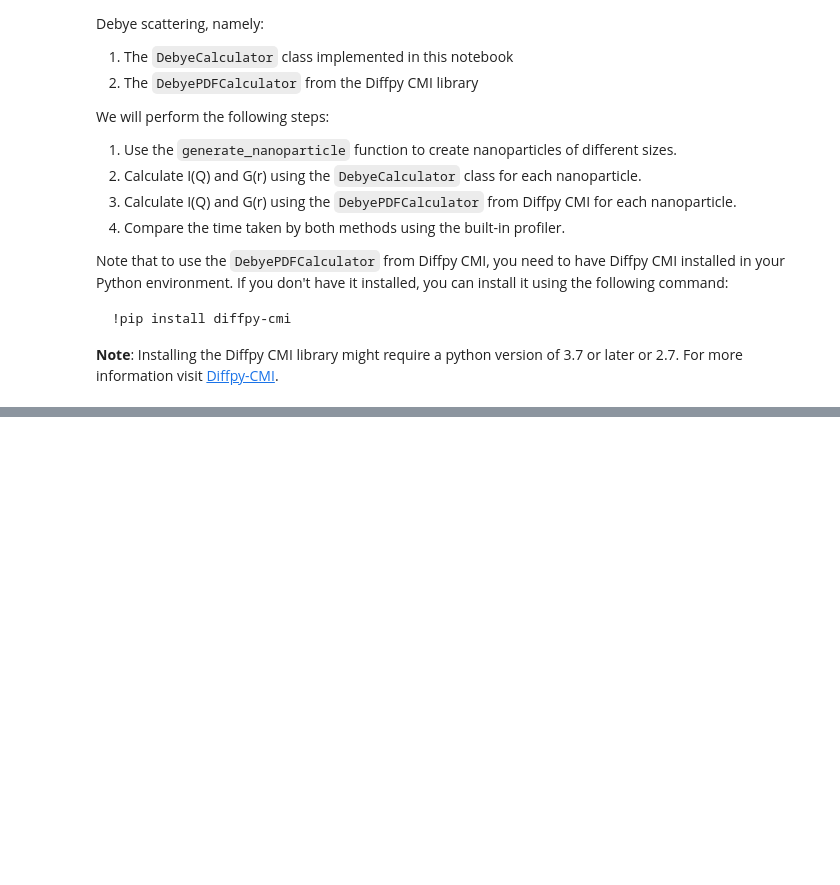
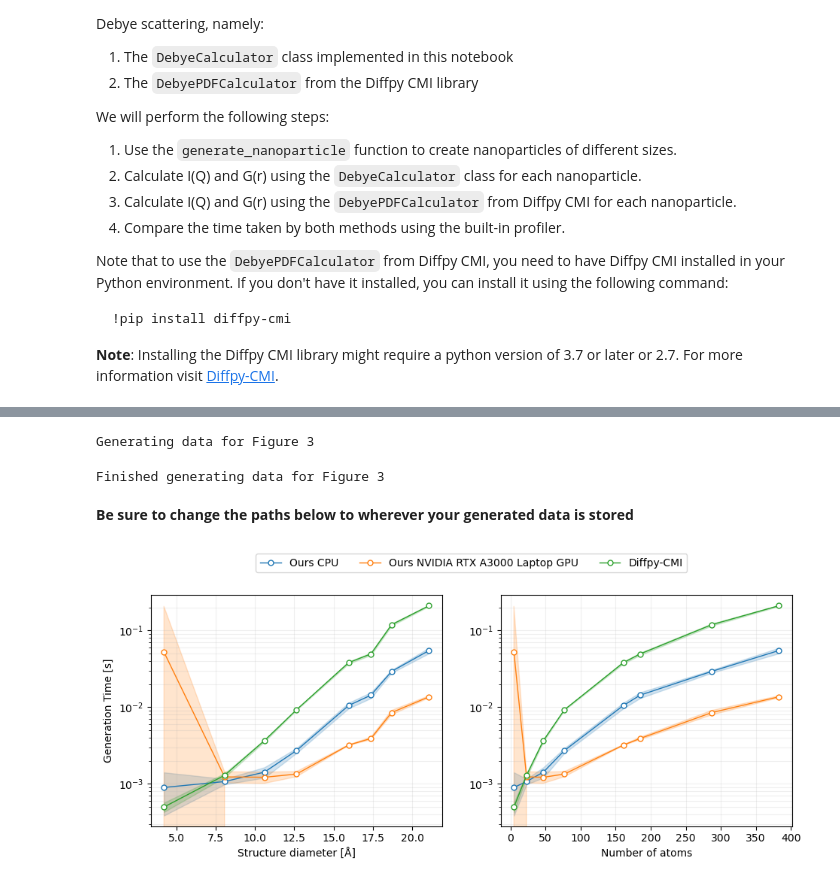
Before and after one commit to FrederikLizakJohansen/DebyeCalculator, a Jupyter notebook: quickstart/NotebookTutorial.ipynb, the cells around one changed output, grey strips where cells are left out. Saved outputs shown, nothing was run; the diff lists cells and outputs as text; code cells hidden in the pictures; blank space fills up the shorter version.

Commit message:
Cleaned Tutorial

```diff
--- a/quickstart/NotebookTutorial.ipynb
+++ b/quickstart/NotebookTutorial.ipynb
@@ -842,0 +399,71 @@ plt.show()
+# %%
+# Check if you alread have the datafiles before running this cell, so you don't have to wait
+args = dict(
+    cif = '../example_data/AntiFlourite_Co2O.cif',
+    output_folder = '../quickstart/tutorial_output',
+    min_radius = 2,
+    max_radius = 10,
+    batch_size_cpu = 4000,
+    batch_size_cuda = 4000,
+    figure3 = True,
+    figure2 = False,
+    reps = 10,
+)
+
+produce_figures(args)
+# %% [output]
+Generating data for Figure 3
+Finished generating data for Figure 3
+# %% [markdown]
+**Be sure to change the paths below to wherever your generated data is stored**
+# %%
+cpu_data = np.genfromtxt('../quickstart/tutorial_output/timings_cpu.csv', delimiter=',')
+cuda_data = np.genfromtxt('../quickstart/tutorial_output/timings_cuda_NVIDIA RTX A3000 Laptop GPU.csv', delimiter=',')
+diffpy_data = np.genfromtxt('../quickstart/tutorial_output/timings_diffpy.csv', delimiter=',')
+# %%
+fig, (ax1, ax2) = plt.subplots(1,2,figsize=(11,4))
+
+_markersize = 5
+
+# Ours CPU
+ax1.plot(cpu_data[:,0], cpu_data[:,2], c='#1f77b4',  marker='o', markerfacecolor='w', markersize=_markersize, lw=1, label = f'Ours CPU')
+ax1.fill_between(cpu_data[:,0], cpu_data[:,2]-cpu_data[:,3], cpu_data[:,2]+cpu_data[:,3], alpha=0.2, color='#1f77b4')
+
+# Ours GPU
+ax1.plot(cuda_data[:,0], cuda_data[:,2], c='#ff7f0e',  marker='o', markerfacecolor='w', markersize=_markersize, lw=1, label = f'Ours NVIDIA RTX A3000 Laptop GPU')
+ax1.fill_between(cuda_data[:,0], cuda_data[:,2]-cuda_data[:,3], cuda_data[:,2]+cuda_data[:,3], alpha=0.2, color='#ff7f0e')
+
+# Diffpy
+ax1.plot(diffpy_data[:,0], diffpy_data[:,2], c='#2ca02c',  marker='o', markerfacecolor='w', markersize=_markersize, lw=1, label = f'Diffpy-CMI')
+ax1.fill_between(diffpy_data[:,0], diffpy_data[:,2]-diffpy_data[:,3], diffpy_data[:,2]+diffpy_data[:,3], alpha=0.2, color='#2ca02c')
+
+ax1.set_ylabel('Generation Time [s]')
+ax1.set_xlabel('Structure diameter [Å]')
+ax1.grid(alpha=0.2, which="both")
+ax1.legend()
+ax1.set_yscale('log')
+
+# Ours CPU
+ax2.plot(cpu_data[:,1], cpu_data[:,2], c='#1f77b4',  marker='o', markerfacecolor='w', markersize=_markersize, lw=1, label = f'Ours CPU')
+ax2.fill_between(cpu_data[:,1], cpu_data[:,2]-cpu_data[:,3], cpu_data[:,2]+cpu_data[:,3], alpha=0.2, color='#1f77b4')
+
+# Ours GPU
+ax2.plot(cuda_data[:,1], cuda_data[:,2], c='#ff7f0e',  marker='o', markerfacecolor='w', markersize=_markersize, lw=1, label = f'Ours NVIDIA RTX A3000 Laptop GPU')
+ax2.fill_between(cuda_data[:,1], cuda_data[:,2]-cuda_data[:,3], cuda_data[:,2]+cuda_data[:,3], alpha=0.2, color='#ff7f0e')
+
+# Diffpy
+ax2.plot(diffpy_data[:,1], diffpy_data[:,2], c='#2ca02c',  marker='o', markerfacecolor='w', markersize=_markersize, lw=1, label = f'Diffpy-CMI')
+ax2.fill_between(diffpy_data[:,1], diffpy_data[:,2]-diffpy_data[:,3], diffpy_data[:,2]+diffpy_data[:,3], alpha=0.2, color='#2ca02c')
+
+ax2.set_xlabel('Number of atoms')
+ax2.grid(alpha=0.2, which="both")
+# Put a legend below current axis
+ax1.legend(loc='upper center', bbox_to_anchor=(1.1, 1.2),
+          fancybox=True, shadow=False, ncol=3)
+ax2.set_yscale('log')
+
+# fig.tight_layout()
+
+plt.show()
+# %% [output]
+[figure, added]
```
Also changed, not shown: parts of 20 cells of this notebook, 7 other files.
